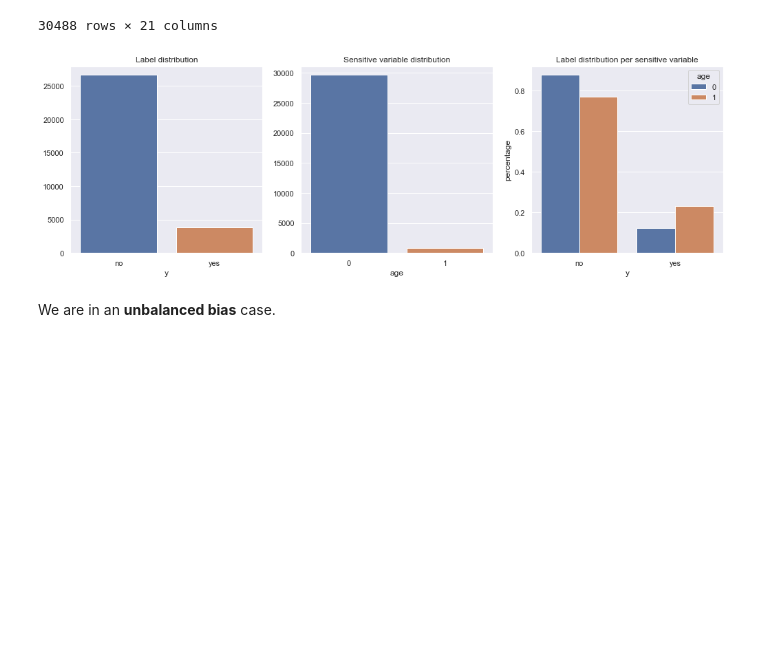
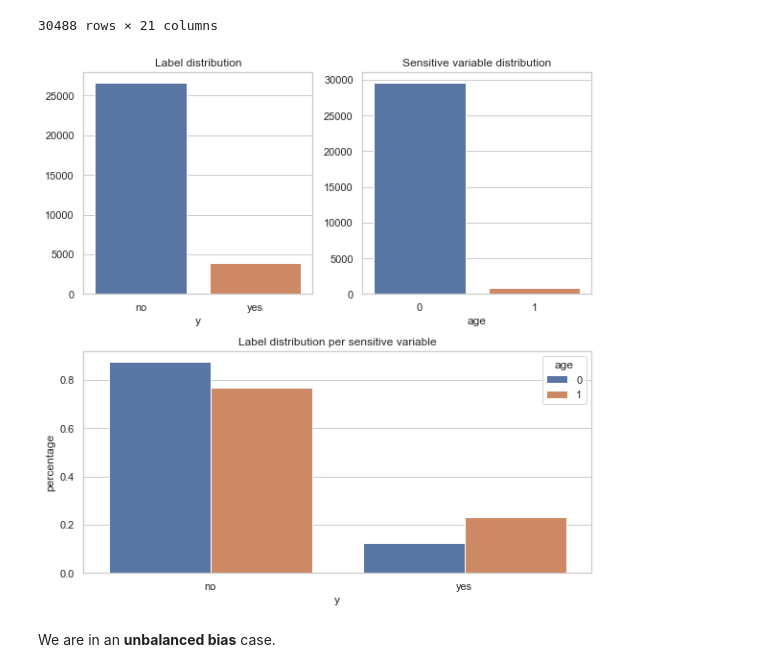
Before and after one commit to territoriaperti/bias-fairness-study, a Jupyter notebook: Bank.ipynb, the cells around one changed output. Saved outputs shown, nothing was run; the diff lists cells and outputs as text; code cells hidden in the pictures; blank space fills up the shorter version.

```diff
--- a/Bank.ipynb
+++ b/Bank.ipynb
@@ -5,8 +5,9 @@ from sklearn.linear_model import LogisticRegression
 from sklearn.pipeline import make_pipeline
 from sklearn.preprocessing import StandardScaler, MinMaxScaler, LabelEncoder, OrdinalEncoder
 from aif360.algorithms.preprocessing import Reweighing, DisparateImpactRemover
+from matplotlib.gridspec import GridSpec
+from Sampler import Sampler
 from utility import *
-sns.set_theme(style='darkgrid')
 # %% [markdown]
 ## Dataset description
 # %% [markdown]
@@ -118,25 +119,29 @@ df
 | 41187 | 0 | retired | married | professional.course | no | yes | no | cellular | nov | fri | ... |
 30488 rows × 21 columns
 # %%
-fig, [ax1, ax2, ax3] = plt.subplots(1,3, figsize=(17,5))
+fig = plt.figure(constrained_layout=True, figsize=(8,8))
+gs = GridSpec(2, 2, figure=fig)
+ax1 = fig.add_subplot(gs[0,0])
+ax2 = fig.add_subplot(gs[0,1])
+ax3 = fig.add_subplot(gs[1,:])
 sns.countplot(x='y', data=df, ax=ax1)
 sns.countplot(x='age', data=df, ax=ax2)
 sns.barplot(x='y',y='percentage',
             data=(df[['age','y']]
                  .groupby('age')['y']
                  .value_counts(normalize=True)
                  .rename('percentage')
                  .reset_index()),
             hue='age', ax=ax3
            )
 ax1.set_title('Label distribution')
 ax1.set_ylabel('')
 ax2.set_ylabel('')
 ax2.set_title('Sensitive variable distribution')
 ax3.set_title('Label distribution per sensitive variable')
 plt.show()
 # %% [output]
-[figure, old version]
+[figure, new version]
 # %% [markdown]
 We are in an **unbalanced bias** case.
 # %%
```
Also changed, not shown: parts of 21 cells of this notebook, 2 other files.
